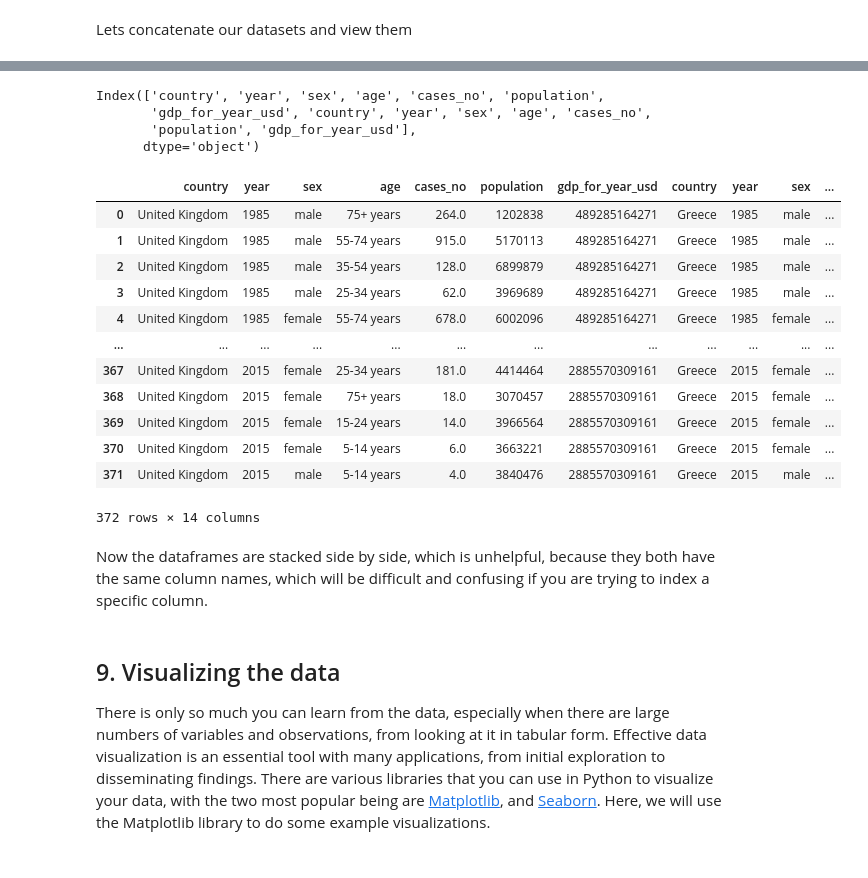
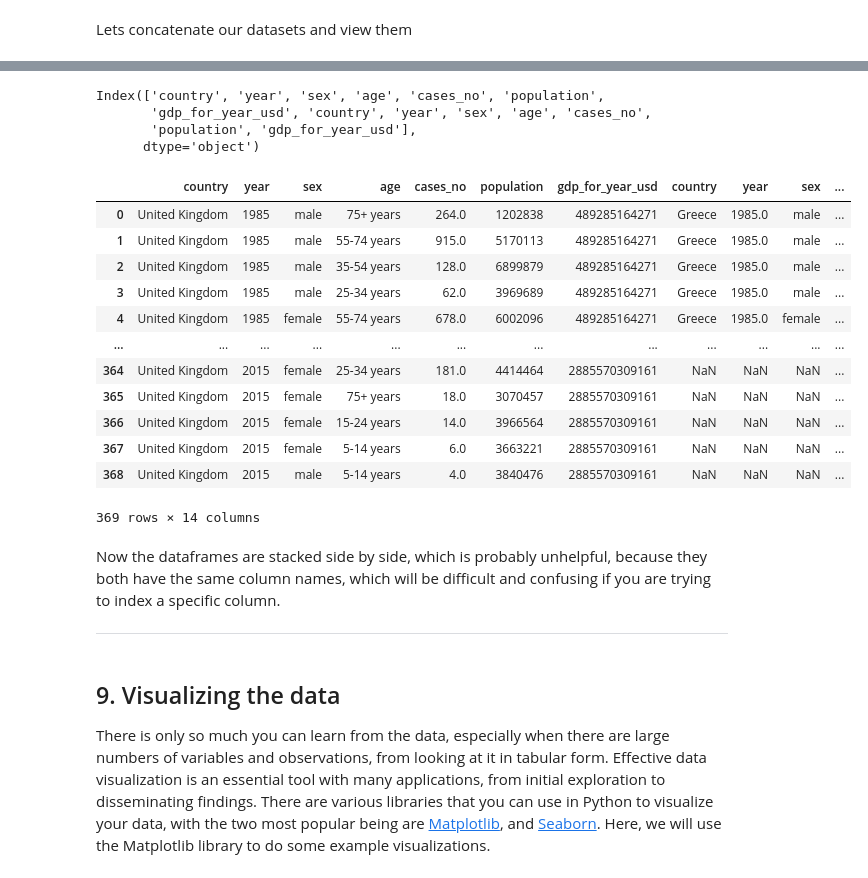
Before and after one commit to catriiona/TeamCoders_Event_Based_Model, a Jupyter notebook: Data_Cleaning_And_Wrangling/Data_Wrangling_WHO.ipynb, the cells around one changed output, grey strips where cells are left out. Drawn from its saved outputs; the diff is of its cells as text; code cells hidden in the pictures.

```diff
--- a/Data_Cleaning_And_Wrangling/Data_Wrangling_WHO.ipynb
+++ b/Data_Cleaning_And_Wrangling/Data_Wrangling_WHO.ipynb
@@ -783,0 +670,8 @@ While, the sum operation makes sense for the cases and the population, it does n
+# %%
+age_bands_sorted = [
+    '5-14 years','15-24 years','25-34 years',
+    '35-54 years','55-74 years','75+ years'
+    ]
+df_complete['age'] = pd.Categorical(df_complete['age'],
+                                    categories=age_bands_sorted)
+df_complete['age']
@@ -783,0 +706,3 @@ While, the sum operation makes sense for the cases and the population, it does n
+# %%
+df_complete = df_complete.rename(columns={' gdp_for_year ($) ':'gdp_for_year_usd'})
+df_complete.columns
@@ -783,0 +736,7 @@ While, the sum operation makes sense for the cases and the population, it does n
+# %%
+# First replace the string comma ',' empty space''. Then typecasting the column to integers
+numeric_gdp = df_complete['gdp_for_year_usd'].str.replace(',', '').astype(int)
+# Breaking it up into two lines to make it easier to see
+df_complete['gdp_for_year_usd'] = numeric_gdp
+# Confirm that this is now an integer
+df_complete['gdp_for_year_usd']
@@ -868,7 +907,7 @@ There are different types of joins (_inner_, _outer_, _letf_, _right_) that diff
 ### 8.1 Merging data
 Let's say we want to do a side by side comparison of cases in the UK and Greece. First let's extract them again from the main dataframe.
 # %%
-df_by_country = df_cases_replaced.groupby(['country'])
+df_by_country = df_complete.groupby(['country'])
 df_uk = df_by_country.get_group('United Kingdom')
 df_greece = df_by_country.get_group('Greece')
 print(df_uk.head())
@@ -989,27 +1036,29 @@ This results that the datasets are being stacked with `df_uk` on top of `df_gree
 # %%
-df_uk_greece_rowconcat = pd.concat([df_uk, df_greece], axis =1)
-print(df_uk_greece_rowconcat.columns)
-df_uk_greece_rowconcat
+df_uk_greece_hconcat = pd.concat([df_uk, df_greece], axis =1)
+print(df_uk_greece_hconcat.columns)
+df_uk_greece_hconcat
 # %% [output]
 Index(['country', 'year', 'sex', 'age', 'cases_no', 'population',
        'gdp_for_year_usd', 'country', 'year', 'sex', 'age', 'cases_no',
        'population', 'gdp_for_year_usd'],
       dtype='object')
 |  | country | year | sex | age | cases_no | population | gdp_for_year_usd | country | year | sex | ... |
-| 0 | United Kingdom | 1985 | male | 75+ years | 264.0 | 1202838 | 489285164271 | Greece | 1985 | male | ... |
-| 1 | United Kingdom | 1985 | male | 55-74 years | 915.0 | 5170113 | 489285164271 | Greece | 1985 | male | ... |
-| 2 | United Kingdom | 1985 | male | 35-54 years | 128.0 | 6899879 | 489285164271 | Greece | 1985 | male | ... |
-| 3 | United Kingdom | 1985 | male | 25-34 years | 62.0 | 3969689 | 489285164271 | Greece | 1985 | male | ... |
-| 4 | United Kingdom | 1985 | female | 55-74 years | 678.0 | 6002096 | 489285164271 | Greece | 1985 | female | ... |
+| 0 | United Kingdom | 1985 | male | 75+ years | 264.0 | 1202838 | 489285164271 | Greece | 1985.0 | male | ... |
+| 1 | United Kingdom | 1985 | male | 55-74 years | 915.0 | 5170113 | 489285164271 | Greece | 1985.0 | male | ... |
+| 2 | United Kingdom | 1985 | male | 35-54 years | 128.0 | 6899879 | 489285164271 | Greece | 1985.0 | male | ... |
+| 3 | United Kingdom | 1985 | male | 25-34 years | 62.0 | 3969689 | 489285164271 | Greece | 1985.0 | male | ... |
+| 4 | United Kingdom | 1985 | female | 55-74 years | 678.0 | 6002096 | 489285164271 | Greece | 1985.0 | female | ... |
 | ... | ... | ... | ... | ... | ... | ... | ... | ... | ... | ... | ... |
-| 367 | United Kingdom | 2015 | female | 25-34 years | 181.0 | 4414464 | 2885570309161 | Greece | 2015 | female | ... |
-| 368 | United Kingdom | 2015 | female | 75+ years | 18.0 | 3070457 | 2885570309161 | Greece | 2015 | female | ... |
-| 369 | United Kingdom | 2015 | female | 15-24 years | 14.0 | 3966564 | 2885570309161 | Greece | 2015 | female | ... |
-| 370 | United Kingdom | 2015 | female | 5-14 years | 6.0 | 3663221 | 2885570309161 | Greece | 2015 | female | ... |
-| 371 | United Kingdom | 2015 | male | 5-14 years | 4.0 | 3840476 | 2885570309161 | Greece | 2015 | male | ... |
+| 364 | United Kingdom | 2015 | female | 25-34 years | 181.0 | 4414464 | 2885570309161 | NaN | NaN | NaN | ... |
+| 365 | United Kingdom | 2015 | female | 75+ years | 18.0 | 3070457 | 2885570309161 | NaN | NaN | NaN | ... |
+| 366 | United Kingdom | 2015 | female | 15-24 years | 14.0 | 3966564 | 2885570309161 | NaN | NaN | NaN | ... |
+| 367 | United Kingdom | 2015 | female | 5-14 years | 6.0 | 3663221 | 2885570309161 | NaN | NaN | NaN | ... |
+| 368 | United Kingdom | 2015 | male | 5-14 years | 4.0 | 3840476 | 2885570309161 | NaN | NaN | NaN | ... |
-372 rows × 14 columns
+369 rows × 14 columns
 # %% [markdown]
-Now the dataframes are stacked side by side, which is unhelpful, because they both have the same column names, which will be difficult and confusing if you are trying to index a specific column.
+Now the dataframes are stacked side by side, which is probably unhelpful, because they both have the same column names, which will be difficult and confusing if you are trying to index a specific column.
+
+***
 # %% [markdown]
 ## 9. Visualizing the data
 
```
Also changed, not shown: parts of 161 cells of this notebook.
